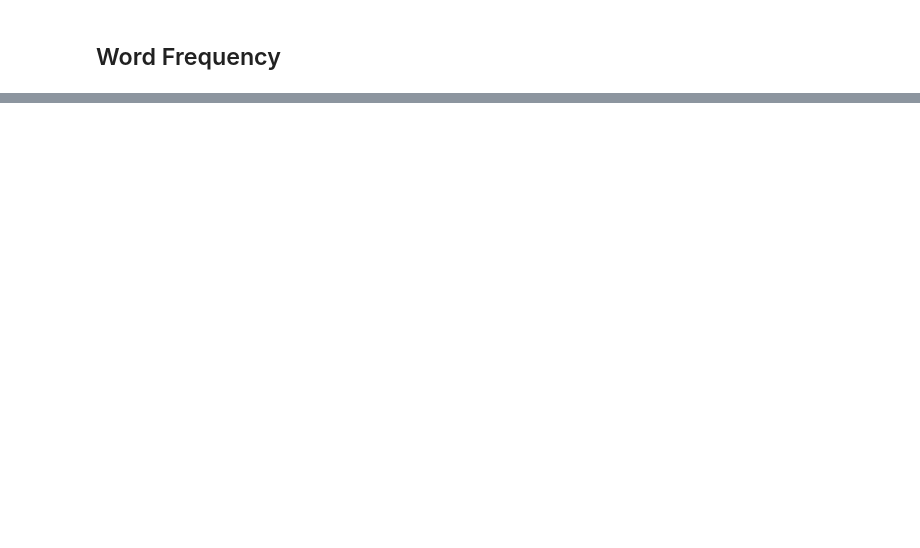
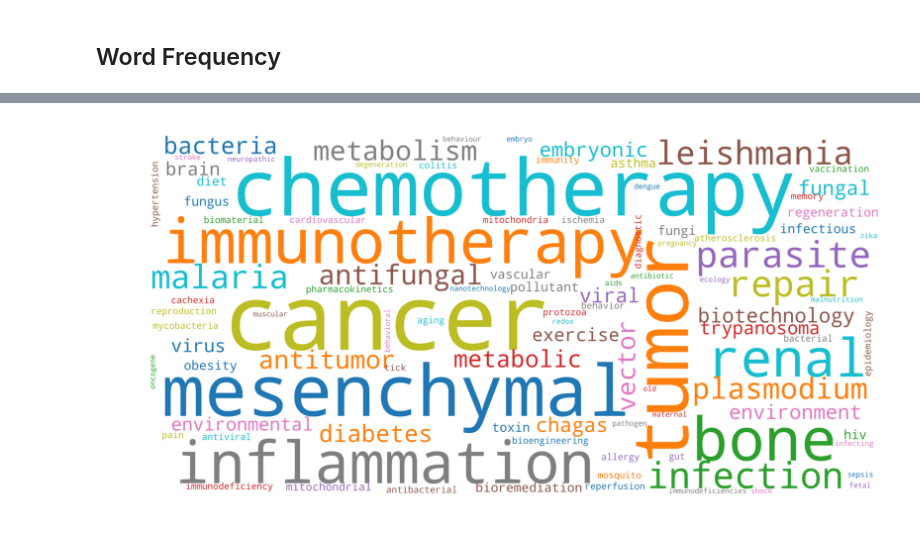
Before and after one commit to danlessa/icb_datamining, a Jupyter notebook: word_frequency.ipynb, the cells around one changed output, grey strips where cells are left out. Drawn from its saved outputs; the diff is of its cells as text; code cells hidden in the pictures; blank space fills up the shorter version.

```diff
--- a/word_frequency.ipynb
+++ b/word_frequency.ipynb
@@ -104,0 +100,15 @@ data.groupby("aggregationType").sum()
+# %%
+count_df = pd.DataFrame(series)
+# %%
+word_series = count_df.word
+for word in brainstorm_words:
+    effective_words = (good_matches.where(lambda df: df['max_value_column'] == word)
+                                   .dropna()
+                                   .original_word
+                                   .tolist())
+
+    for effective_word in effective_words:
+        word_series = word_series.str.replace(effective_word, word)
+# %%
+new_count_df = count_df.copy()
+new_count_df.loc[:, 'word'] = word_series
@@ -104,0 +117,5 @@ data.groupby("aggregationType").sum()
+# %%
+count_dict = {}
+for word in brainstorm_words:
+    count = new_count_df.where(lambda df: df['word'] == word).dropna().sum()['count']
+    count_dict[word] = count
@@ -104,0 +124,19 @@ data.groupby("aggregationType").sum()
+# %%
+fake_text = ""
+for key, value in count_dict.items():
+    fake_text += "{} ".format(key) * int(value)
+
+
+plt.figure(figsize=(20, 5), dpi=200)
+wordcloud = WordCloud(collocations=False,
+                      scale=16,
+                      max_font_size=50,
+                      max_words=300,
+                      relative_scaling=0.5,
+                      colormap='tab10',
+                      background_color="white").generate(fake_text)
+plt.imshow(wordcloud, interpolation='bilinear')
+plt.axis("off")
+plt.show()
+# %% [output]
+[figure, added]
```
Also changed, not shown: parts of 40 cells of this notebook, 32 other files.
